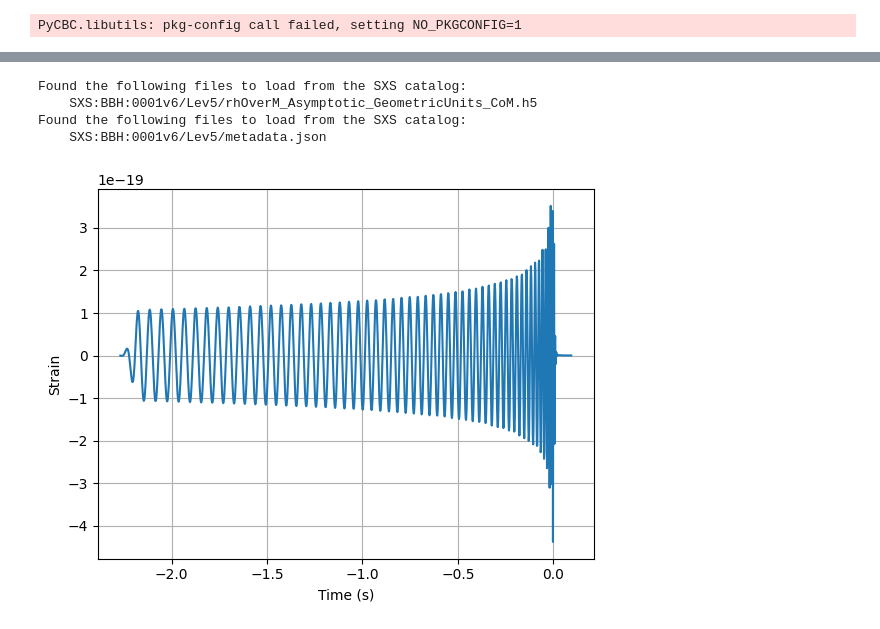
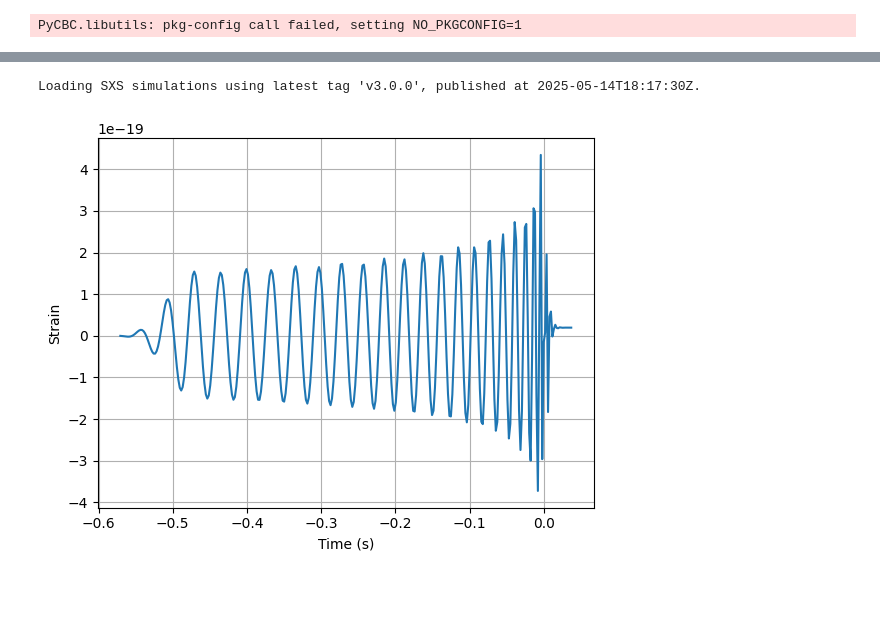
Before and after one commit to Kanchan-05/pycbcnr, a Jupyter notebook: test_nrsxs.ipynb, the cells around one changed output, grey strips where cells are left out. Saved outputs shown, nothing was run; the diff lists cells and outputs as text; code cells hidden in the pictures; blank space fills up the shorter version.

```diff
--- a/test_nrsxs.ipynb
+++ b/test_nrsxs.ipynb
@@ -16,22 +16,19 @@ print (sxs.__version__)
 # %%
 
 hp, hc = get_td_waveform(approximant='nrsxs',
                                  mass1=30,
                                  mass2=20,
                                  delta_t=1/512,
                                  f_lower=20,
                                  inclination=np.pi/6,
                                  coa_phase=np.pi/4,
                                  distance=1,
-                                 sxs_id='SXS:BBH:0001')
+                                 sxs_id='SXS:BBH:0305')
 plt.plot(hp.sample_times, hp)
 plt.xlabel('Time (s)')
 plt.ylabel('Strain')
 plt.grid()
 plt.show()
 # %% [output]
-Found the following files to load from the SXS catalog:
-    SXS:BBH:0001v6/Lev5/rhOverM_Asymptotic_GeometricUnits_CoM.h5
-Found the following files to load from the SXS catalog:
-    SXS:BBH:0001v6/Lev5/metadata.json
+Loading SXS simulations using latest tag 'v3.0.0', published at 2025-05-14T18:17:30Z.
-[figure, old version]
+[figure, new version]
```
Also changed, not shown: parts of 1 cell of this notebook.
